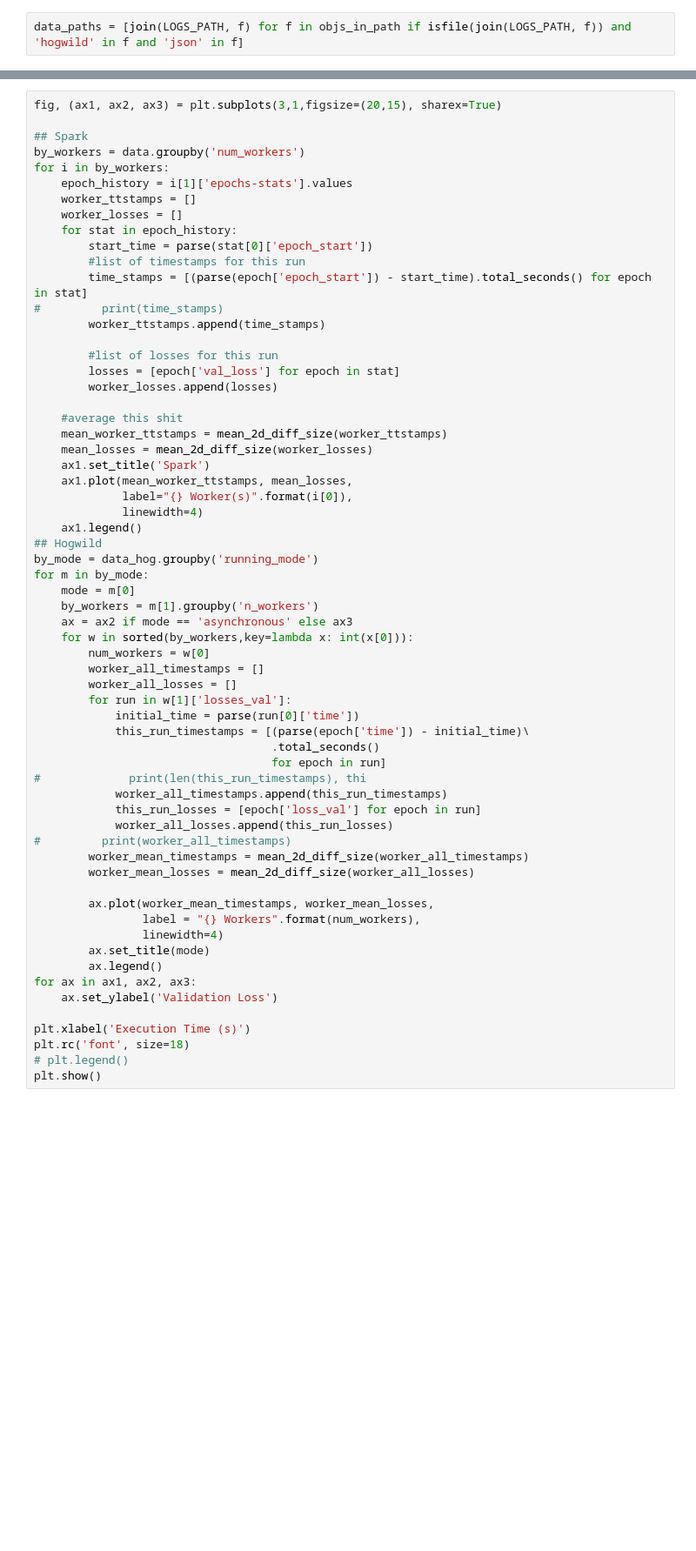
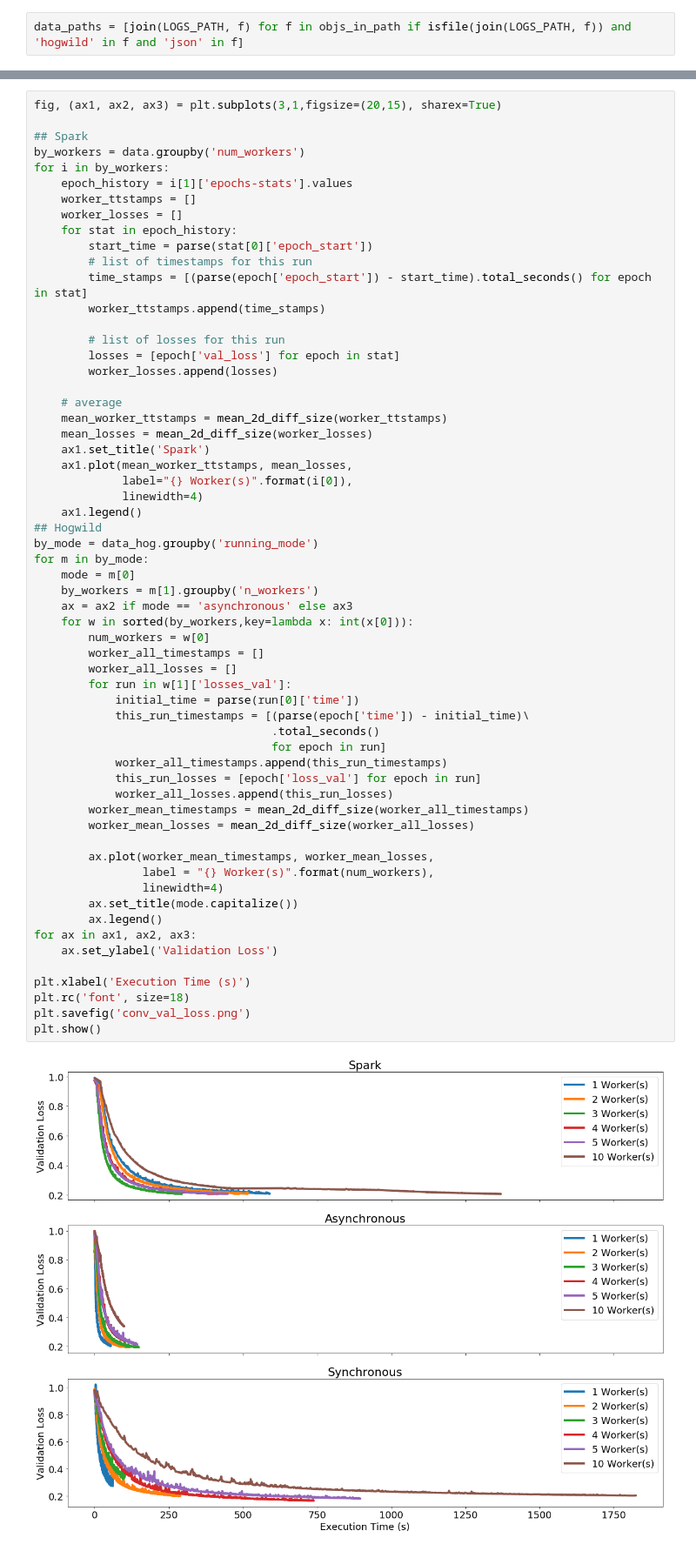
Before and after one commit to rusucosmin/hw, a Jupyter notebook: analysis/analysis.ipynb, the cells around one changed output, grey strips where cells are left out. Shown at 87% size. Saved outputs shown, nothing was run; the diff lists cells and outputs as text; blank space fills up the shorter version.

```diff
--- a/analysis/analysis.ipynb
+++ b/analysis/analysis.ipynb
@@ -115,16 +134,15 @@ for i in by_workers:
     worker_losses = []
     for stat in epoch_history:
         start_time = parse(stat[0]['epoch_start'])
-        #list of timestamps for this run
+        # list of timestamps for this run
         time_stamps = [(parse(epoch['epoch_start']) - start_time).total_seconds() for epoch in stat]
-#         print(time_stamps)
         worker_ttstamps.append(time_stamps)
 
-        #list of losses for this run
+        # list of losses for this run
         losses = [epoch['val_loss'] for epoch in stat]
         worker_losses.append(losses)
 
-    #average this shit
+    # average
     mean_worker_ttstamps = mean_2d_diff_size(worker_ttstamps)
     mean_losses = mean_2d_diff_size(worker_losses)
     ax1.set_title('Spark')
@@ -135,35 +153,35 @@ for i in by_workers:
 ## Hogwild
 by_mode = data_hog.groupby('running_mode')
 for m in by_mode:
     mode = m[0]
     by_workers = m[1].groupby('n_workers')
     ax = ax2 if mode == 'asynchronous' else ax3
     for w in sorted(by_workers,key=lambda x: int(x[0])):
         num_workers = w[0]
         worker_all_timestamps = []
         worker_all_losses = []
         for run in w[1]['losses_val']:
             initial_time = parse(run[0]['time'])
             this_run_timestamps = [(parse(epoch['time']) - initial_time)\
                                    .total_seconds()
                                    for epoch in run]
-#             print(len(this_run_timestamps), thi
             worker_all_timestamps.append(this_run_timestamps)
             this_run_losses = [epoch['loss_val'] for epoch in run]
             worker_all_losses.append(this_run_losses)
-#         print(worker_all_timestamps)
         worker_mean_timestamps = mean_2d_diff_size(worker_all_timestamps)
         worker_mean_losses = mean_2d_diff_size(worker_all_losses)
 
         ax.plot(worker_mean_timestamps, worker_mean_losses,
-                label = "{} Workers".format(num_workers),
+                label = "{} Worker(s)".format(num_workers),
                 linewidth=4)
-        ax.set_title(mode)
+        ax.set_title(mode.capitalize())
         ax.legend()
 for ax in ax1, ax2, ax3:
     ax.set_ylabel('Validation Loss')
 
 plt.xlabel('Execution Time (s)')
 plt.rc('font', size=18)
-# plt.legend()
+plt.savefig('conv_val_loss.png')
 plt.show()
+# %% [output]
+[figure, added]
```
Also changed, not shown: parts of 10 cells of this notebook.
